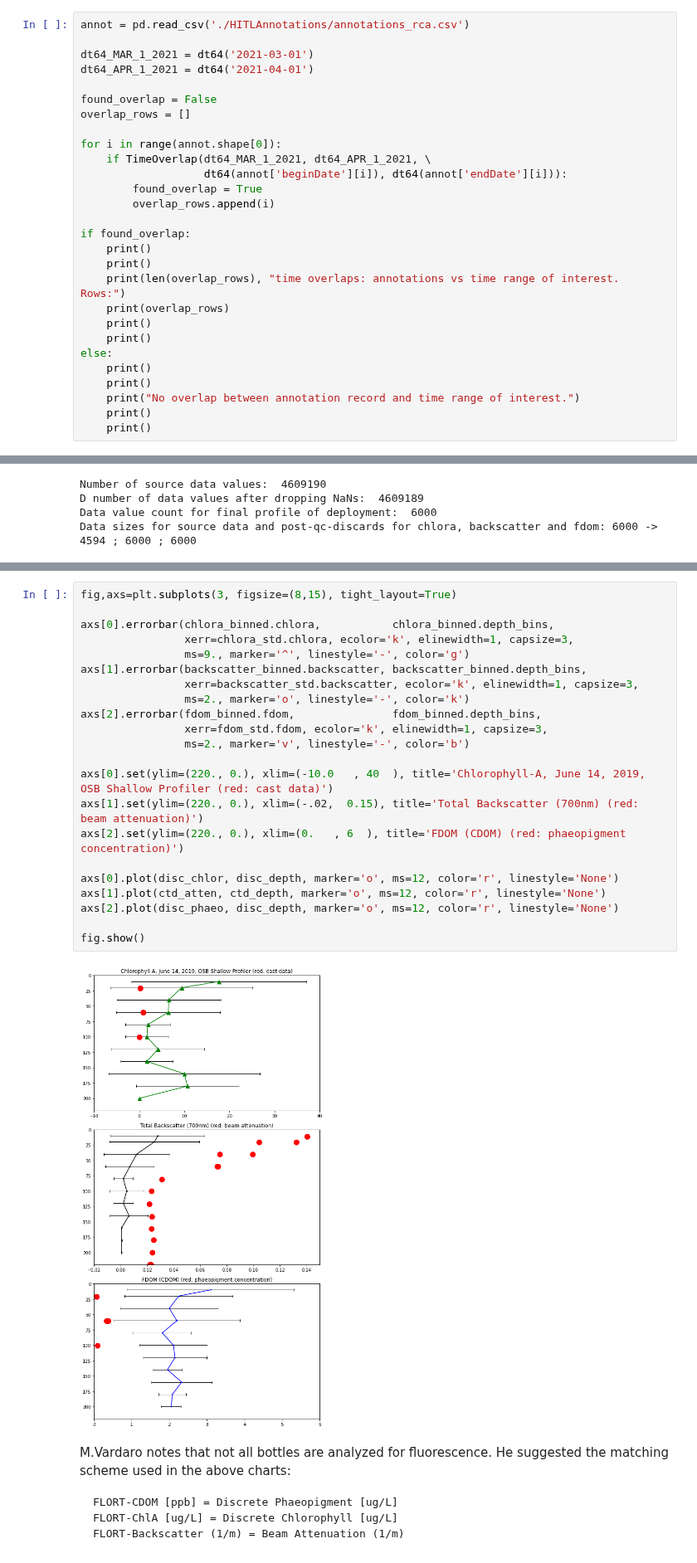
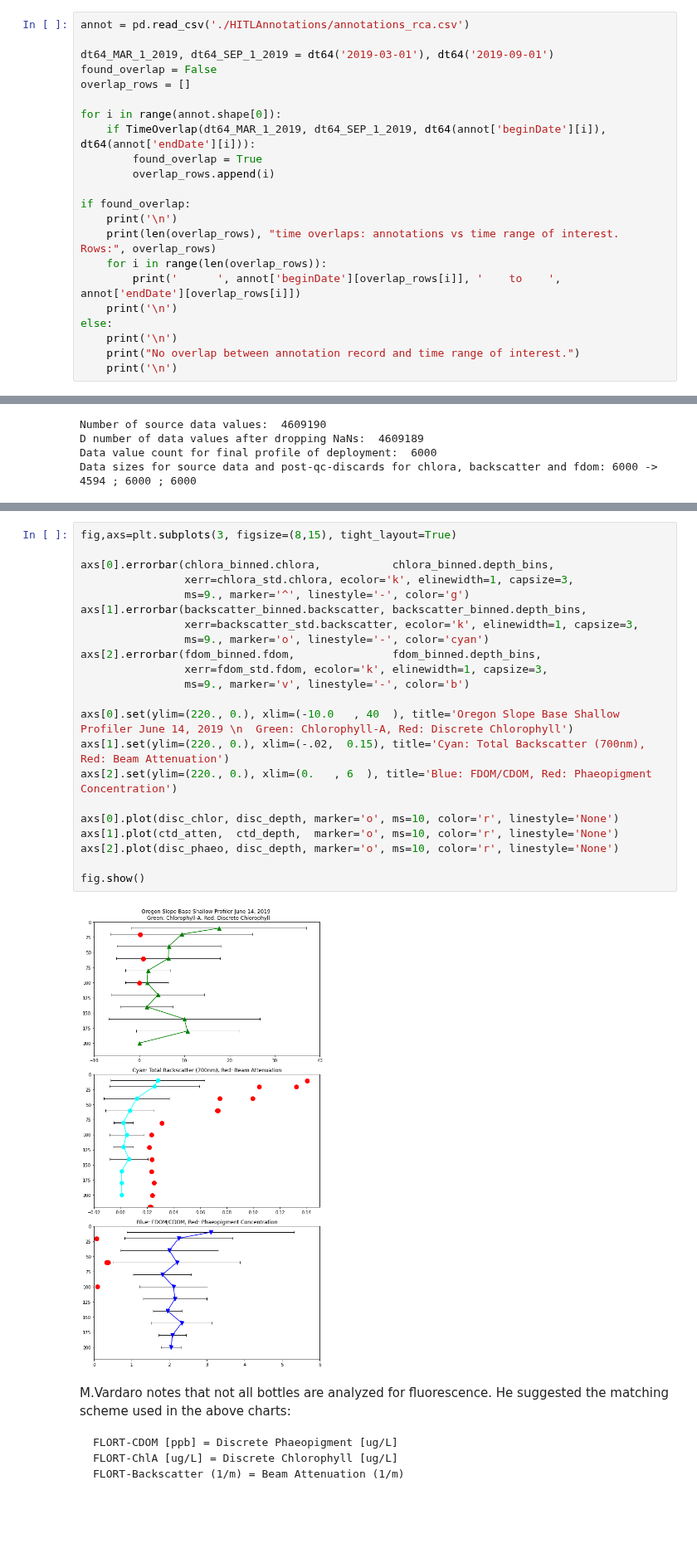
Before and after one commit to robfatland/ocean, a Jupyter notebook: DataQualityGuideNotebook.ipynb, the cells around one changed output, grey strips where cells are left out. Shown at 83% size. Cells and saved outputs as stored; diff of their text form; blank space fills up the shorter version.

```diff
--- a/DataQualityGuideNotebook.ipynb
+++ b/DataQualityGuideNotebook.ipynb
@@ -334,29 +329,23 @@ DiscreteSummaries               OceanDataManagementModule.py  dataset.nc
 # %%
 annot = pd.read_csv('./HITLAnnotations/annotations_rca.csv')
 
-dt64_MAR_1_2021 = dt64('2021-03-01')
-dt64_APR_1_2021 = dt64('2021-04-01')
-
+dt64_MAR_1_2019, dt64_SEP_1_2019 = dt64('2019-03-01'), dt64('2019-09-01')
 found_overlap = False
 overlap_rows = []
 
 for i in range(annot.shape[0]):
-    if TimeOverlap(dt64_MAR_1_2021, dt64_APR_1_2021, \
-                   dt64(annot['beginDate'][i]), dt64(annot['endDate'][i])):
+    if TimeOverlap(dt64_MAR_1_2019, dt64_SEP_1_2019, dt64(annot['beginDate'][i]), dt64(annot['endDate'][i])):
         found_overlap = True
         overlap_rows.append(i)
 
 if found_overlap:
-    print()
-    print()
-    print(len(overlap_rows), "time overlaps: annotations vs time range of interest. Rows:")
-    print(overlap_rows)
-    print()
-    print()
+    print('\n')
+    print(len(overlap_rows), "time overlaps: annotations vs time range of interest. Rows:", overlap_rows)
+    for i in range(len(overlap_rows)):
+        print('      ', annot['beginDate'][overlap_rows[i]], '    to    ', annot['endDate'][overlap_rows[i]])
+    print('\n')
 else:
-    print()
-    print()
+    print('\n')
     print("No overlap between annotation record and time range of interest.")
-    print()
-    print()
+    print('\n')
 # %% [output]
@@ -792,27 +780,27 @@ fdom_std        = d2019C.sortby('depth').groupby_bins('depth', depth_bounds, lab
 # %%
 fig,axs=plt.subplots(3, figsize=(8,15), tight_layout=True)
 
 axs[0].errorbar(chlora_binned.chlora,           chlora_binned.depth_bins,
                 xerr=chlora_std.chlora, ecolor='k', elinewidth=1, capsize=3,
                 ms=9., marker='^', linestyle='-', color='g')
 axs[1].errorbar(backscatter_binned.backscatter, backscatter_binned.depth_bins,
                 xerr=backscatter_std.backscatter, ecolor='k', elinewidth=1, capsize=3,
-                ms=2., marker='o', linestyle='-', color='k')
+                ms=9., marker='o', linestyle='-', color='cyan')
 axs[2].errorbar(fdom_binned.fdom,               fdom_binned.depth_bins,
                 xerr=fdom_std.fdom, ecolor='k', elinewidth=1, capsize=3,
-                ms=2., marker='v', linestyle='-', color='b')
+                ms=9., marker='v', linestyle='-', color='b')
 
-axs[0].set(ylim=(220., 0.), xlim=(-10.0   , 40  ), title='Chlorophyll-A, June 14, 2019, OSB Shallow Profiler (red: cast data)')
-axs[1].set(ylim=(220., 0.), xlim=(-.02,  0.15), title='Total Backscatter (700nm) (red: beam attenuation)')
-axs[2].set(ylim=(220., 0.), xlim=(0.   , 6  ), title='FDOM (CDOM) (red: phaeopigment concentration)')
+axs[0].set(ylim=(220., 0.), xlim=(-10.0   , 40  ), title='Oregon Slope Base Shallow Profiler June 14, 2019 \n  Green: Chlorophyll-A, Red: Discrete Chlorophyll')
+axs[1].set(ylim=(220., 0.), xlim=(-.02,  0.15), title='Cyan: Total Backscatter (700nm), Red: Beam Attenuation')
+axs[2].set(ylim=(220., 0.), xlim=(0.   , 6  ), title='Blue: FDOM/CDOM, Red: Phaeopigment Concentration')
 
-axs[0].plot(disc_chlor, disc_depth, marker='o', ms=12, color='r', linestyle='None')
-axs[1].plot(ctd_atten, ctd_depth, marker='o', ms=12, color='r', linestyle='None')
-axs[2].plot(disc_phaeo, disc_depth, marker='o', ms=12, color='r', linestyle='None')
+axs[0].plot(disc_chlor, disc_depth, marker='o', ms=10, color='r', linestyle='None')
+axs[1].plot(ctd_atten,  ctd_depth,  marker='o', ms=10, color='r', linestyle='None')
+axs[2].plot(disc_phaeo, disc_depth, marker='o', ms=10, color='r', linestyle='None')
 
 fig.show()
 # %% [output]
-[figure, old version]
+[figure, new version]
 # %% [markdown]
 M.Vardaro notes that not all bottles are analyzed for fluorescence. He suggested the matching scheme used in the above charts:
 
```
Also changed, not shown: parts of 17 cells of this notebook, 3 other files.
